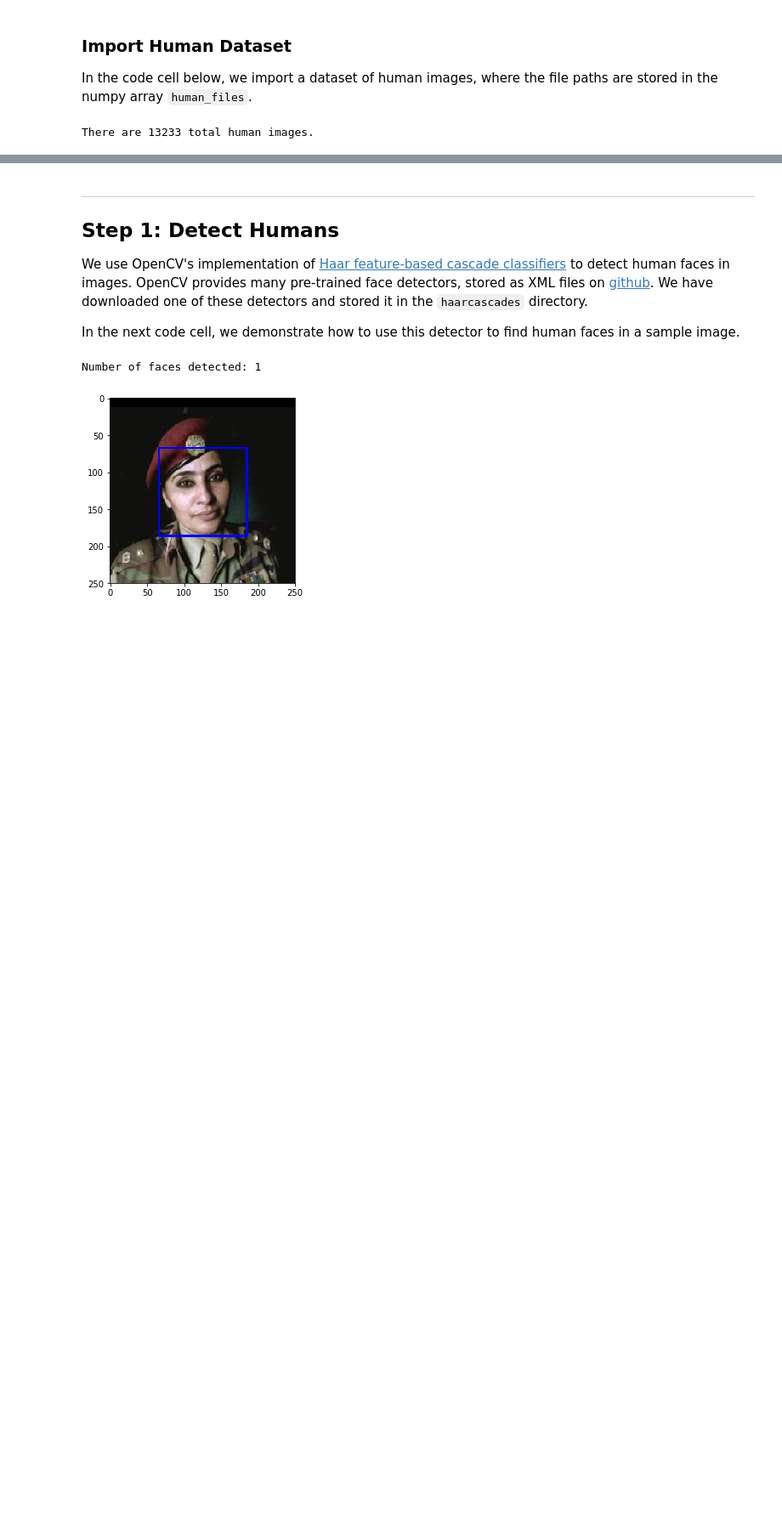
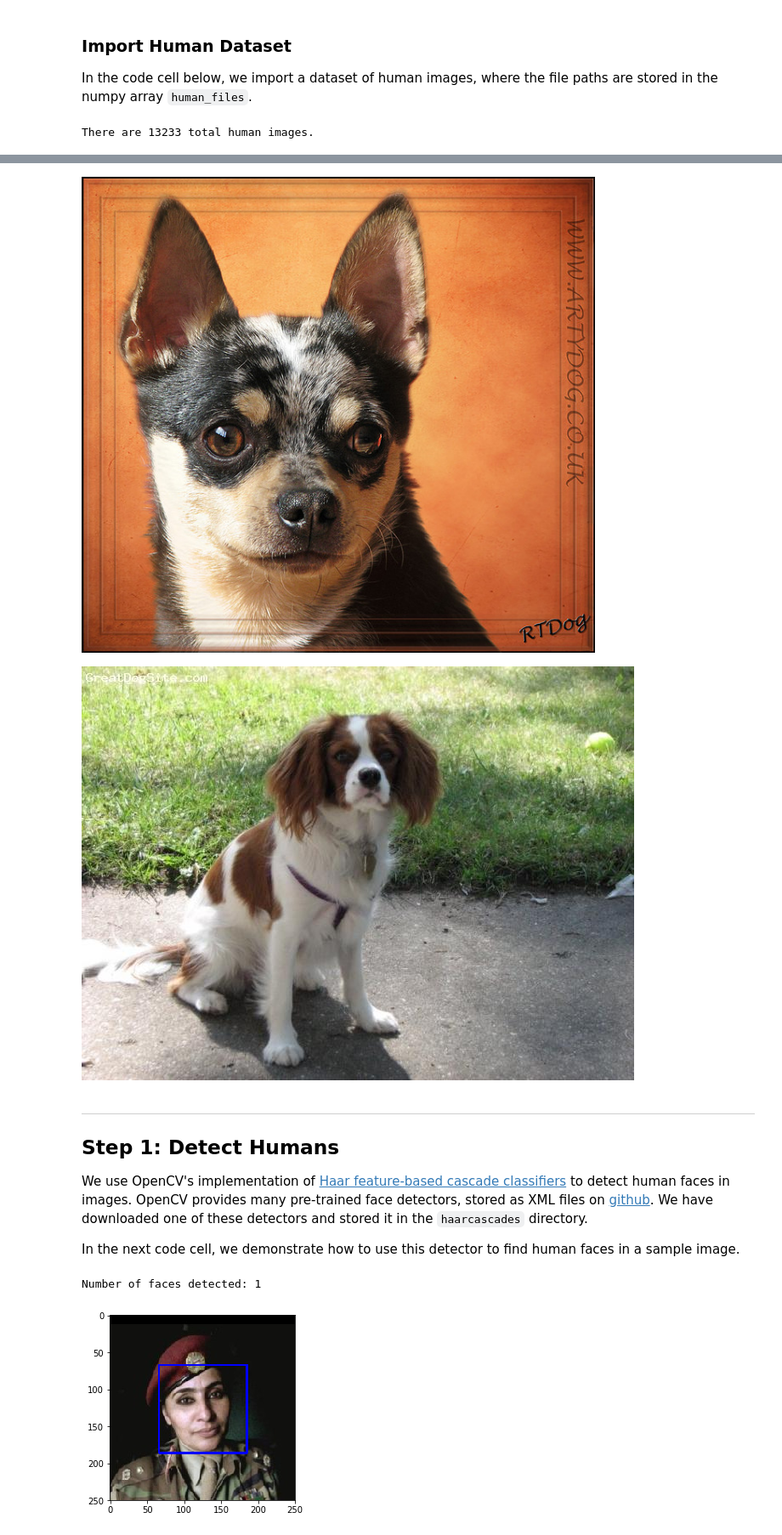
Before and after one commit to dmoreno757/capstone-DS-dog-breed, a Jupyter notebook: dog_app.ipynb, the cells around one changed output, grey strips where cells are left out. Shown: that part at 85% size. Drawn from its saved outputs; the diff is of its cells as text; code cells hidden in the pictures; blank space fills up the shorter version.

```diff
--- a/dog_app.ipynb
+++ b/dog_app.ipynb
@@ -109,3 +167,11 @@ There are 13233 total human images.
+# %%
+img3 = Image(filename='/data/dog_images/train/048.Chihuahua/Chihuahua_03410.jpg')
+img4 = Image(filename='/data/dog_images/train/046.Cavalier_king_charles_spaniel/Cavalier_king_charles_spaniel_03276.jpg')
+
+display(img3, img4)
+# %% [output]
+[figure, added]
+[figure, added]
 # %% [markdown]
 ---
 <a id='step1'></a>
```
Also changed, not shown: parts of 23 cells of this notebook.
